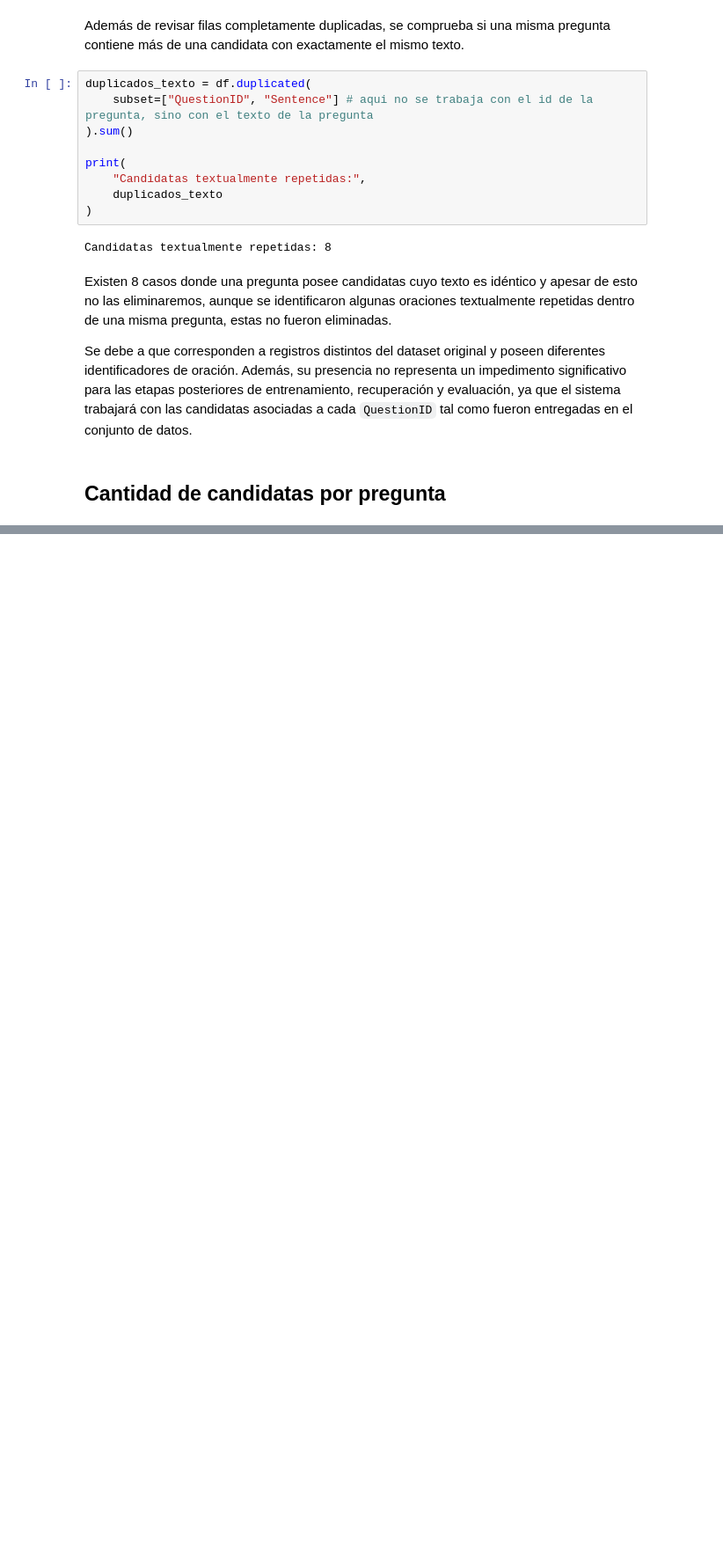
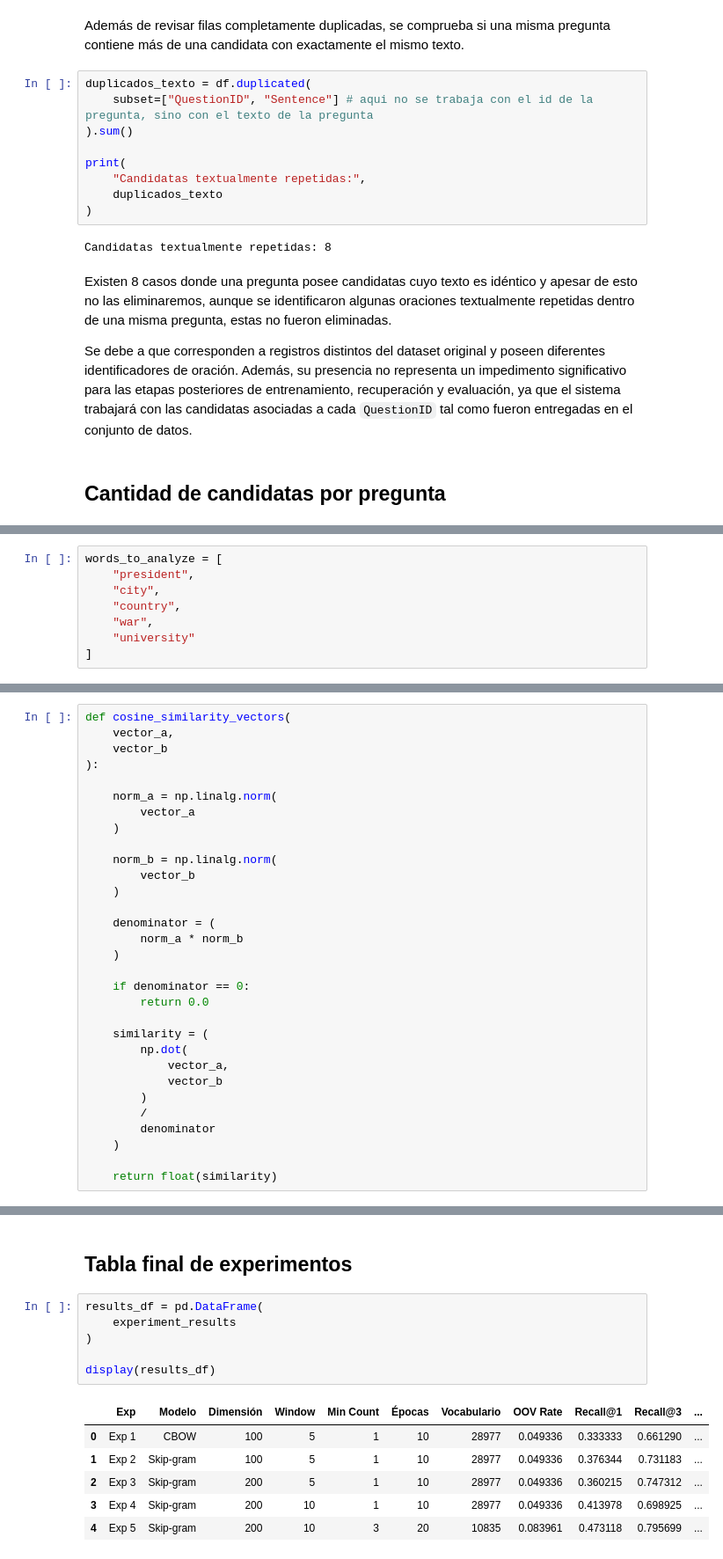
Before and after one commit to MatiasLeivaD/Tarea-3-Inteligencia-Artificial, a Jupyter notebook: Tarea_3.ipynb, the cells around one changed output, grey strips where cells are left out. Shown at 88% size. Drawn from its saved outputs; the diff is of its cells as text; blank space fills up the shorter version.

```diff
--- a/Tarea_3.ipynb
+++ b/Tarea_3.ipynb
@@ -136,0 +1064,8 @@ Se debe a que corresponden a registros distintos del dataset original y poseen d
+# %%
+words_to_analyze = [
+    "president",
+    "city",
+    "country",
+    "war",
+    "university"
+]
@@ -136,0 +1266,31 @@ Se debe a que corresponden a registros distintos del dataset original y poseen d
+# %%
+def cosine_similarity_vectors(
+    vector_a,
+    vector_b
+):
+
+    norm_a = np.linalg.norm(
+        vector_a
+    )
+
+    norm_b = np.linalg.norm(
+        vector_b
+    )
+
+    denominator = (
+        norm_a * norm_b
+    )
+
+    if denominator == 0:
+        return 0.0
+
+    similarity = (
+        np.dot(
+            vector_a,
+            vector_b
+        )
+        /
+        denominator
+    )
+
+    return float(similarity)
@@ -136,0 +1519,15 @@ Se debe a que corresponden a registros distintos del dataset original y poseen d
+# %% [markdown]
+## Tabla final de experimentos
+# %%
+results_df = pd.DataFrame(
+    experiment_results
+)
+
+display(results_df)
+# %% [output]
+|  | Exp | Modelo | Dimensión | Window | Min Count | Épocas | Vocabulario | OOV Rate | Recall@1 | Recall@3 | ... |
+| 0 | Exp 1 | CBOW | 100 | 5 | 1 | 10 | 28977 | 0.049336 | 0.333333 | 0.661290 | ... |
+| 1 | Exp 2 | Skip-gram | 100 | 5 | 1 | 10 | 28977 | 0.049336 | 0.376344 | 0.731183 | ... |
+| 2 | Exp 3 | Skip-gram | 200 | 5 | 1 | 10 | 28977 | 0.049336 | 0.360215 | 0.747312 | ... |
+| 3 | Exp 4 | Skip-gram | 200 | 10 | 1 | 10 | 28977 | 0.049336 | 0.413978 | 0.698925 | ... |
+| 4 | Exp 5 | Skip-gram | 200 | 10 | 3 | 20 | 10835 | 0.083961 | 0.473118 | 0.795699 | ... |
```
Also changed, not shown: parts of 204 cells of this notebook.
